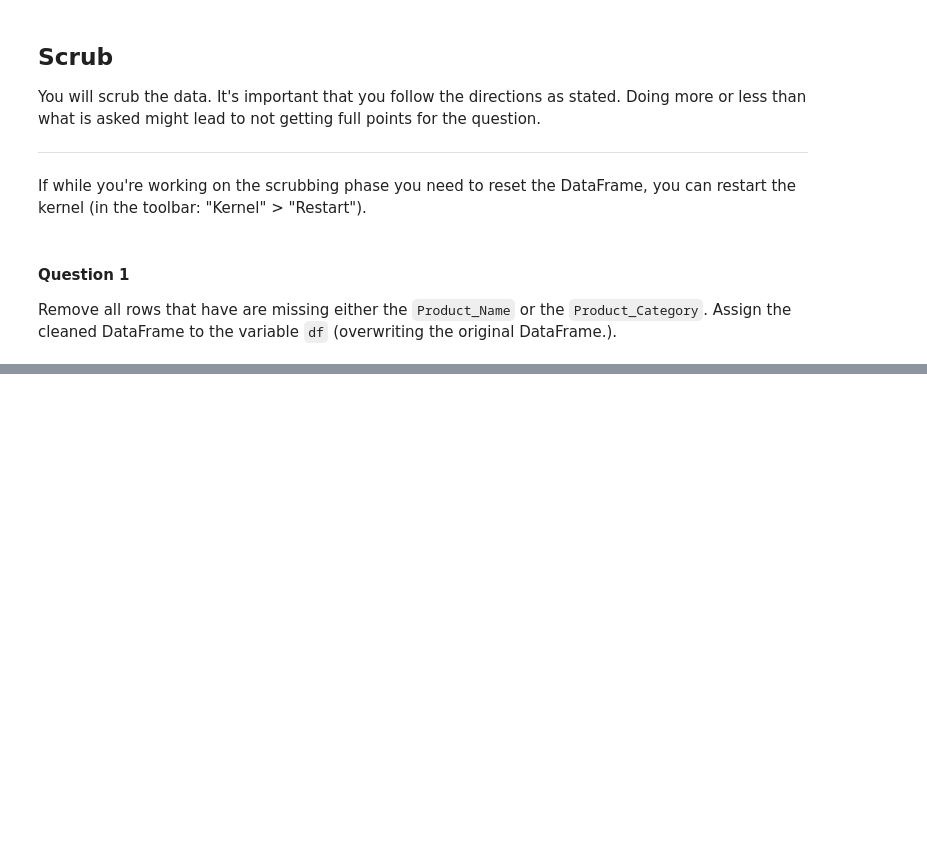
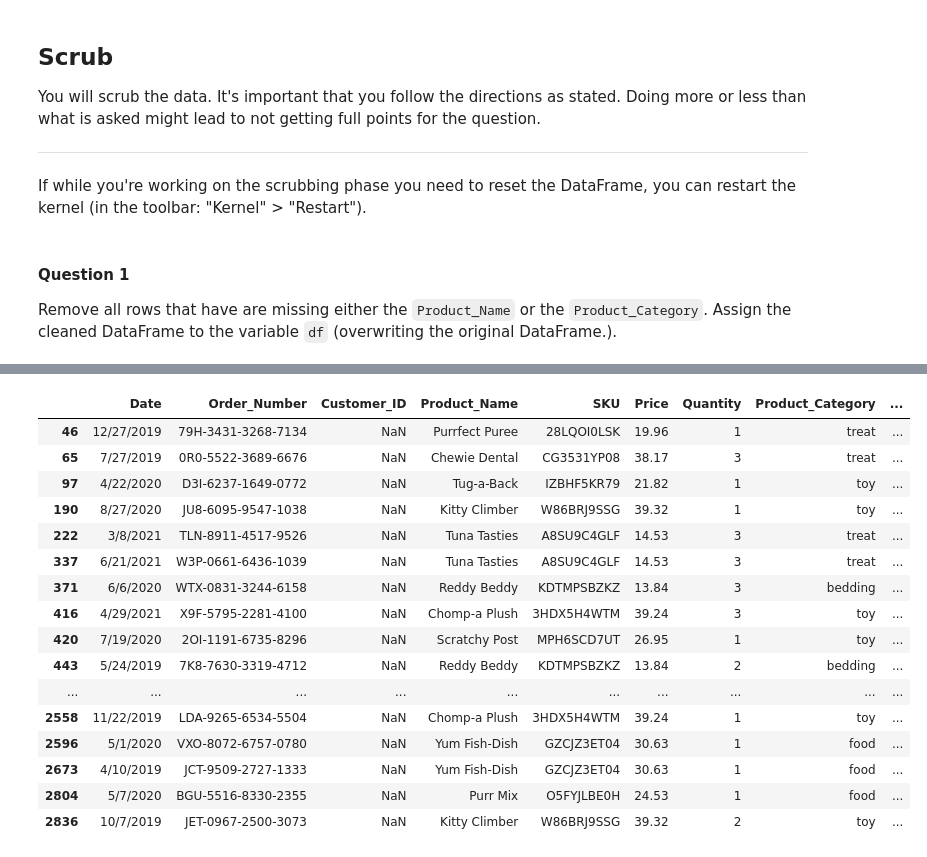
Before and after one commit to keyfos/Data-Analysis, a Jupyter notebook: Pet Store analysis/pet-store-analysis.ipynb, the cells around one changed output, grey strips where cells are left out. Cells and saved outputs as stored; diff of their text form; code cells hidden in the pictures; blank space fills up the shorter version.

```diff
--- a/Pet Store analysis/pet-store-analysis.ipynb
+++ b/Pet Store analysis/pet-store-analysis.ipynb
@@ -50,0 +75,6 @@ df = df[~df["Product_Name"].isna() & ~df["Product_Category"].isna()]
+# %%
+df = df[(df["Price"]>0) & (df["Price"]<19873)]
+#df_price["Price"].describe()
+
+#video solution
+#df = df[(df["Price"]>0) & (df["Price"]<=1_000)]
@@ -50,0 +88,14 @@ df = df[~df["Product_Name"].isna() & ~df["Product_Category"].isna()]
+# %%
+# Your code here
+
+#df.columns[0]
+na_values_count = df.isna().sum()
+na_column_index = na_values_count[na_values_count > 500].index
+df = df.drop(na_column_index, axis=1)
+
+#video solution
+#df = df[
+#    df.drop(columns=df.columns[
+#        (df.isna().sum() > 500) #boolean series
+#    ])
+#]
@@ -50,0 +110,21 @@ df = df[~df["Product_Name"].isna() & ~df["Product_Category"].isna()]
+# %%
+missing_values =df[ df.isna().any(axis=1)]
+missing_values
+# %% [output]
+|  | Date | Order_Number | Customer_ID | Product_Name | SKU | Price | Quantity | Product_Category | ... |
+| 46 | 12/27/2019 | 79H-3431-3268-7134 | NaN | Purrfect Puree | 28LQOI0LSK | 19.96 | 1 | treat | ... |
+| 65 | 7/27/2019 | 0R0-5522-3689-6676 | NaN | Chewie Dental | CG3531YP08 | 38.17 | 3 | treat | ... |
+| 97 | 4/22/2020 | D3I-6237-1649-0772 | NaN | Tug-a-Back | IZBHF5KR79 | 21.82 | 1 | toy | ... |
+| 190 | 8/27/2020 | JU8-6095-9547-1038 | NaN | Kitty Climber | W86BRJ9SSG | 39.32 | 1 | toy | ... |
+| 222 | 3/8/2021 | TLN-8911-4517-9526 | NaN | Tuna Tasties | A8SU9C4GLF | 14.53 | 3 | treat | ... |
+| 337 | 6/21/2021 | W3P-0661-6436-1039 | NaN | Tuna Tasties | A8SU9C4GLF | 14.53 | 3 | treat | ... |
+| 371 | 6/6/2020 | WTX-0831-3244-6158 | NaN | Reddy Beddy | KDTMPSBZKZ | 13.84 | 3 | bedding | ... |
+| 416 | 4/29/2021 | X9F-5795-2281-4100 | NaN | Chomp-a Plush | 3HDX5H4WTM | 39.24 | 3 | toy | ... |
+| 420 | 7/19/2020 | 2OI-1191-6735-8296 | NaN | Scratchy Post | MPH6SCD7UT | 26.95 | 1 | toy | ... |
+| 443 | 5/24/2019 | 7K8-7630-3319-4712 | NaN | Reddy Beddy | KDTMPSBZKZ | 13.84 | 2 | bedding | ... |
+| ... | ... | ... | ... | ... | ... | ... | ... | ... | ... |
+| 2558 | 11/22/2019 | LDA-9265-6534-5504 | NaN | Chomp-a Plush | 3HDX5H4WTM | 39.24 | 1 | toy | ... |
+| 2596 | 5/1/2020 | VXO-8072-6757-0780 | NaN | Yum Fish-Dish | GZCJZ3ET04 | 30.63 | 1 | food | ... |
+| 2673 | 4/10/2019 | JCT-9509-2727-1333 | NaN | Yum Fish-Dish | GZCJZ3ET04 | 30.63 | 1 | food | ... |
+| 2804 | 5/7/2020 | BGU-5516-8330-2355 | NaN | Purr Mix | O5FYJLBE0H | 24.53 | 1 | food | ... |
+| 2836 | 10/7/2019 | JET-0967-2500-3073 | NaN | Kitty Climber | W86BRJ9SSG | 39.32 | 2 | toy | ... |
```
Also changed, not shown: parts of 25 cells of this notebook.
